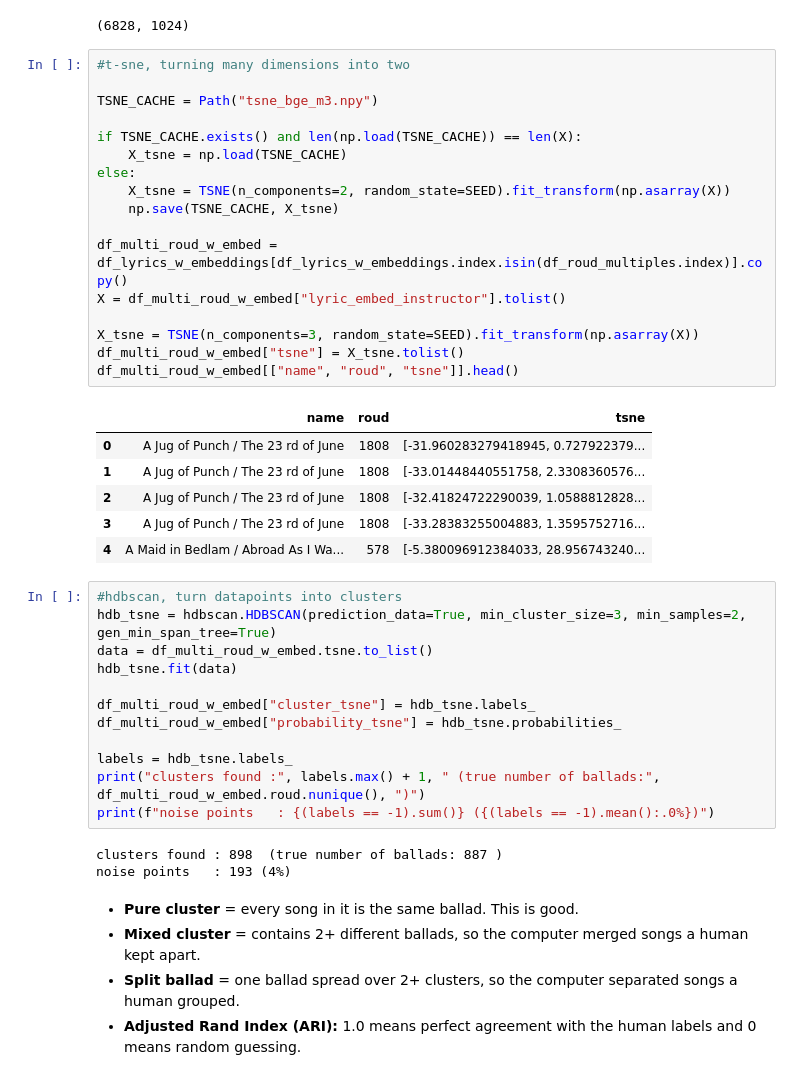
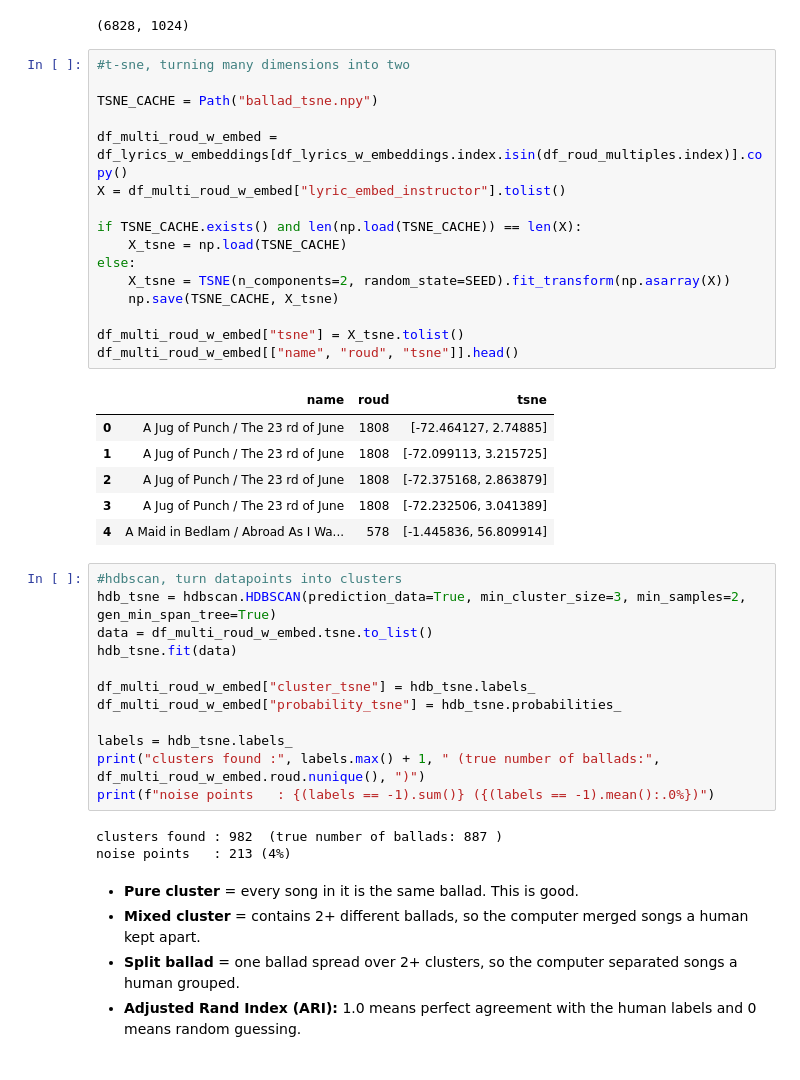
Before and after one commit to JonahThiele/CSC705Project, a Jupyter notebook: sentence_transformer.ipynb, the cells around one changed output. Cells and saved outputs as stored; diff of their text form.

```diff
--- a/sentence_transformer.ipynb
+++ b/sentence_transformer.ipynb
@@ -111,27 +111,26 @@ lyrics_embeddings.shape
 # %%
 #t-sne, turning many dimensions into two
 
-TSNE_CACHE = Path("tsne_bge_m3.npy")
+TSNE_CACHE = Path("ballad_tsne.npy")
+
+df_multi_roud_w_embed = df_lyrics_w_embeddings[df_lyrics_w_embeddings.index.isin(df_roud_multiples.index)].copy()
+X = df_multi_roud_w_embed["lyric_embed_instructor"].tolist()
 
 if TSNE_CACHE.exists() and len(np.load(TSNE_CACHE)) == len(X):
     X_tsne = np.load(TSNE_CACHE)
 else:
     X_tsne = TSNE(n_components=2, random_state=SEED).fit_transform(np.asarray(X))
     np.save(TSNE_CACHE, X_tsne)
 
-df_multi_roud_w_embed = df_lyrics_w_embeddings[df_lyrics_w_embeddings.index.isin(df_roud_multiples.index)].copy()
-X = df_multi_roud_w_embed["lyric_embed_instructor"].tolist()
-
-X_tsne = TSNE(n_components=3, random_state=SEED).fit_transform(np.asarray(X))
 df_multi_roud_w_embed["tsne"] = X_tsne.tolist()
 df_multi_roud_w_embed[["name", "roud", "tsne"]].head()
 # %% [output]
 |  | name | roud | tsne |
-| 0 | A Jug of Punch / The 23 rd of June | 1808 | [-31.960283279418945, 0.727922379... |
-| 1 | A Jug of Punch / The 23 rd of June | 1808 | [-33.01448440551758, 2.3308360576... |
-| 2 | A Jug of Punch / The 23 rd of June | 1808 | [-32.41824722290039, 1.0588812828... |
-| 3 | A Jug of Punch / The 23 rd of June | 1808 | [-33.28383255004883, 1.3595752716... |
-| 4 | A Maid in Bedlam / Abroad As I Wa... | 578 | [-5.380096912384033, 28.956743240... |
+| 0 | A Jug of Punch / The 23 rd of June | 1808 | [-72.464127, 2.74885] |
+| 1 | A Jug of Punch / The 23 rd of June | 1808 | [-72.099113, 3.215725] |
+| 2 | A Jug of Punch / The 23 rd of June | 1808 | [-72.375168, 2.863879] |
+| 3 | A Jug of Punch / The 23 rd of June | 1808 | [-72.232506, 3.041389] |
+| 4 | A Maid in Bedlam / Abroad As I Wa... | 578 | [-1.445836, 56.809914] |
 # %%
 #hdbscan, turn datapoints into clusters
 hdb_tsne = hdbscan.HDBSCAN(prediction_data=True, min_cluster_size=3, min_samples=2, gen_min_span_tree=True)
@@ -145,8 +144,8 @@ labels = hdb_tsne.labels_
 print("clusters found :", labels.max() + 1, " (true number of ballads:", df_multi_roud_w_embed.roud.nunique(), ")")
 print(f"noise points   : {(labels == -1).sum()} ({(labels == -1).mean():.0%})")
 # %% [output]
-clusters found : 898  (true number of ballads: 887 )
-noise points   : 193 (4%)
+clusters found : 982  (true number of ballads: 887 )
+noise points   : 213 (4%)
 # %% [markdown]
 
 - **Pure cluster** = every song in it is the same ballad. This is good.
```
Also changed, not shown: parts of 3 cells of this notebook, 3 other files.
